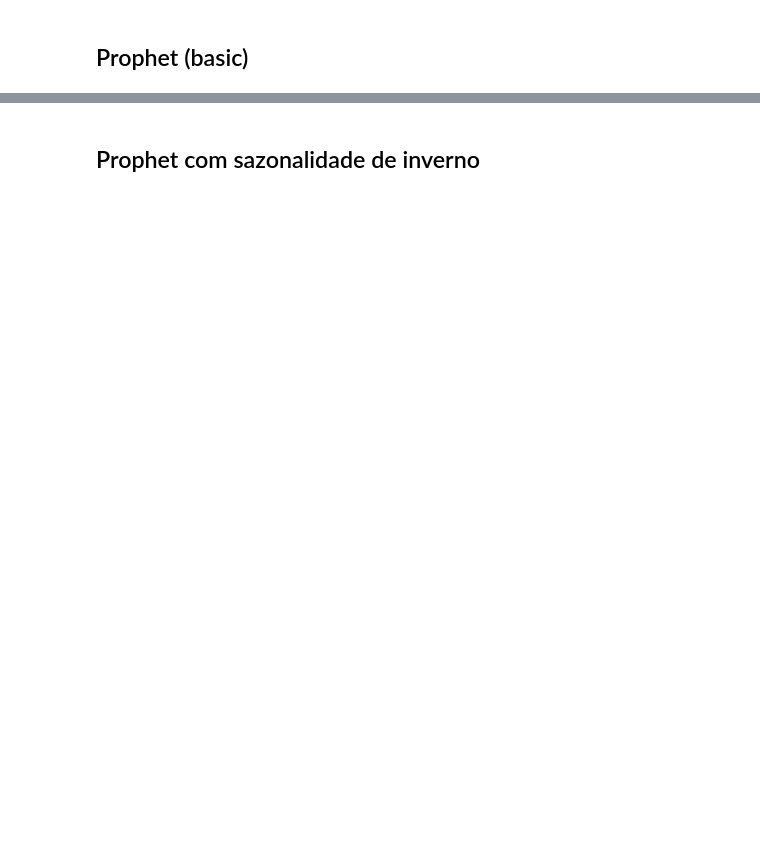
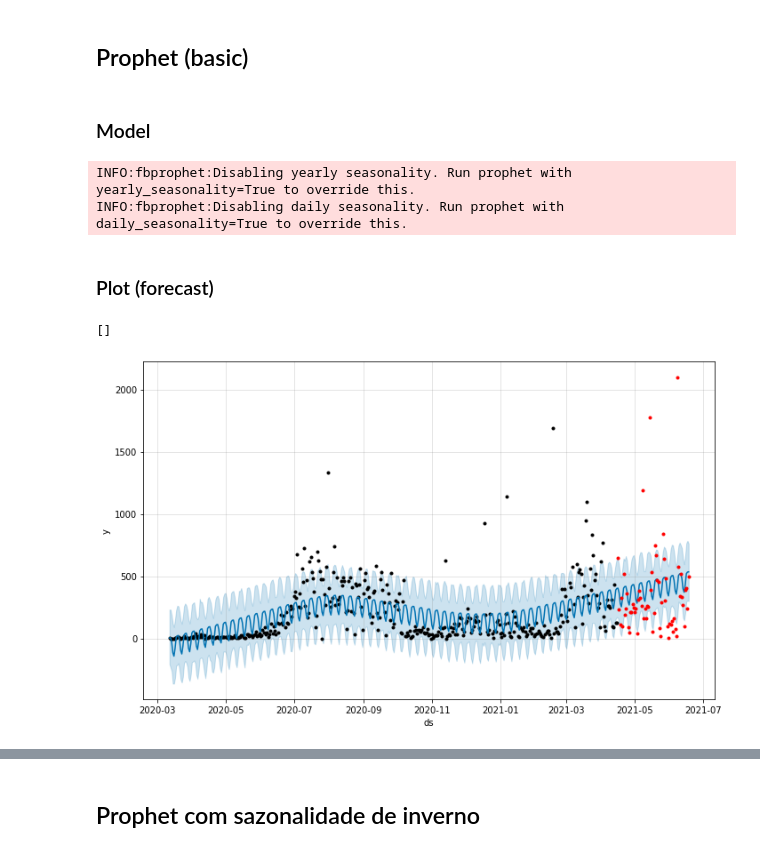
Before and after one commit to itsGab/ds_tentativa_fcst_fbprophet, a Jupyter notebook: nb_fcst/mae_dinah_em_acao.ipynb, the cells around one changed output, grey strips where cells are left out. Saved outputs shown, nothing was run; the diff lists cells and outputs as text; code cells hidden in the pictures; blank space fills up the shorter version.

```diff
--- a/nb_fcst/mae_dinah_em_acao.ipynb
+++ b/nb_fcst/mae_dinah_em_acao.ipynb
@@ -43,0 +62,18 @@ def basico_prophet(df_p, p=30, model=0):
+# %% [markdown]
+### Model
+# %%
+m = Prophet().fit(df_casos_novos[:400])
+f = m.make_future_dataframe(periods=64)
+fc = m.predict(f)
+# %% [output]
+INFO:fbprophet:Disabling yearly seasonality. Run prophet with yearly_seasonality=True to override this.
+INFO:fbprophet:Disabling daily seasonality. Run prophet with daily_seasonality=True to override this.
+# %% [markdown]
+### Plot (forecast)
+# %%
+plot_basic = m.plot(fc)
+plt.plot(df_casos_novos['ds'][400:], df_casos_novos['y'][400:], '.r')
+plt.plot()
+# %% [output]
+[]
+[figure, added]
```
Also changed, not shown: parts of 26 cells of this notebook.
